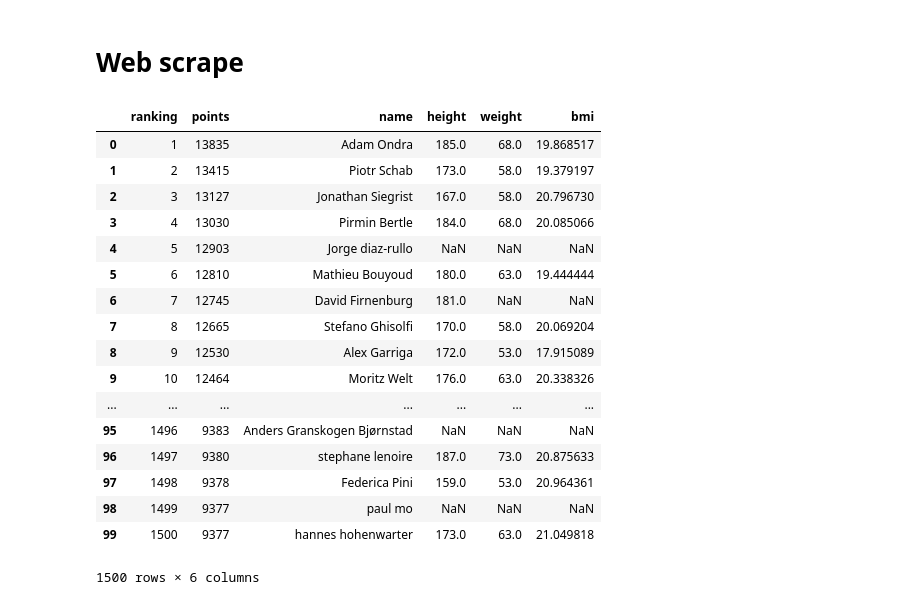
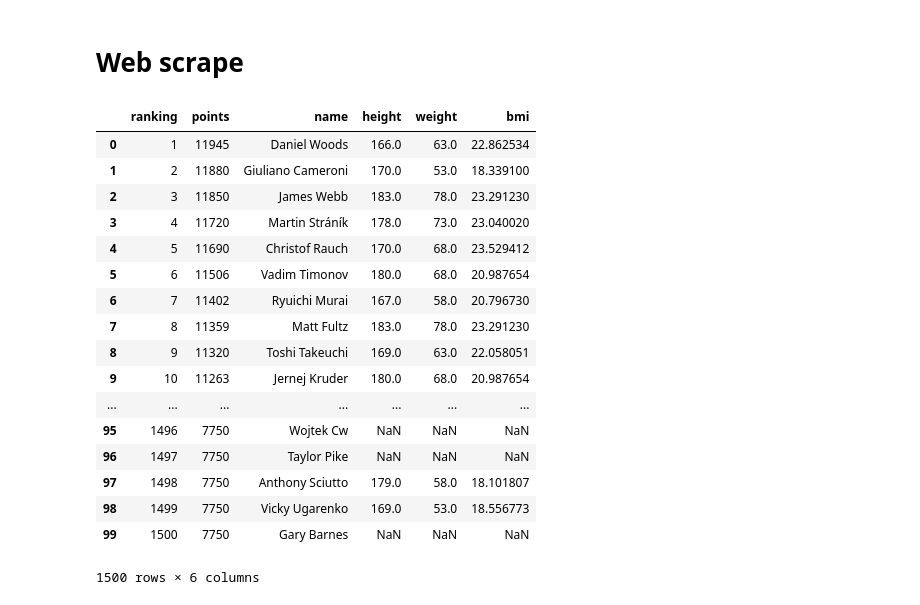
Before and after one commit to MasonCaiby/compare_grades, a Jupyter notebook: compare_grades.ipynb, the cells around one changed output. Cells and saved outputs as stored; diff of their text form; code cells hidden in the pictures.

```diff
--- a/compare_grades.ipynb
+++ b/compare_grades.ipynb
@@ -438,25 +431,25 @@ dfs['Boulder']['height'] = boulder_heights
 dfs['Boulder']['weight'] = boulder_weights
 # %%
 dfs['RankingRoute']['bmi'] = dfs['RankingRoute']['weight'] / (dfs['RankingRoute']['height']/100)**2
-dfs['RankingRoute']['bmi'] = dfs['RankingRoute']['weight'] / (dfs['RankingRoute']['height']/100)**2
+dfs['Boulder']['bmi'] = dfs['Boulder']['weight'] / (dfs['Boulder']['height']/100)**2
 # %%
-dfs['RankingRoute']
+dfs['Boulder']
 # %% [output]
 |  | ranking | points | name | height | weight | bmi |
-| 0 | 1 | 13835 | Adam Ondra | 185.0 | 68.0 | 19.868517 |
-| 1 | 2 | 13415 | Piotr Schab | 173.0 | 58.0 | 19.379197 |
-| 2 | 3 | 13127 | Jonathan Siegrist | 167.0 | 58.0 | 20.796730 |
-| 3 | 4 | 13030 | Pirmin Bertle | 184.0 | 68.0 | 20.085066 |
-| 4 | 5 | 12903 | Jorge diaz-rullo | NaN | NaN | NaN |
-| 5 | 6 | 12810 | Mathieu Bouyoud | 180.0 | 63.0 | 19.444444 |
-| 6 | 7 | 12745 | David Firnenburg | 181.0 | NaN | NaN |
-| 7 | 8 | 12665 | Stefano Ghisolfi | 170.0 | 58.0 | 20.069204 |
-| 8 | 9 | 12530 | Alex Garriga | 172.0 | 53.0 | 17.915089 |
-| 9 | 10 | 12464 | Moritz Welt | 176.0 | 63.0 | 20.338326 |
+| 0 | 1 | 11945 | Daniel Woods | 166.0 | 63.0 | 22.862534 |
+| 1 | 2 | 11880 | Giuliano Cameroni | 170.0 | 53.0 | 18.339100 |
+| 2 | 3 | 11850 | James Webb | 183.0 | 78.0 | 23.291230 |
+| 3 | 4 | 11720 | Martin Stráník | 178.0 | 73.0 | 23.040020 |
+| 4 | 5 | 11690 | Christof Rauch | 170.0 | 68.0 | 23.529412 |
+| 5 | 6 | 11506 | Vadim Timonov | 180.0 | 68.0 | 20.987654 |
+| 6 | 7 | 11402 | Ryuichi Murai | 167.0 | 58.0 | 20.796730 |
+| 7 | 8 | 11359 | Matt Fultz | 183.0 | 78.0 | 23.291230 |
+| 8 | 9 | 11320 | Toshi Takeuchi | 169.0 | 63.0 | 22.058051 |
+| 9 | 10 | 11263 | Jernej Kruder | 180.0 | 68.0 | 20.987654 |
 | ... | ... | ... | ... | ... | ... | ... |
-| 95 | 1496 | 9383 | Anders Granskogen Bjørnstad | NaN | NaN | NaN |
-| 96 | 1497 | 9380 | stephane lenoire | 187.0 | 73.0 | 20.875633 |
-| 97 | 1498 | 9378 | Federica Pini | 159.0 | 53.0 | 20.964361 |
-| 98 | 1499 | 9377 | paul mo | NaN | NaN | NaN |
-| 99 | 1500 | 9377 | hannes hohenwarter | 173.0 | 63.0 | 21.049818 |
+| 95 | 1496 | 7750 | Wojtek Cw | NaN | NaN | NaN |
+| 96 | 1497 | 7750 | Taylor Pike | NaN | NaN | NaN |
+| 97 | 1498 | 7750 | Anthony Sciutto | 179.0 | 58.0 | 18.101807 |
+| 98 | 1499 | 7750 | Vicky Ugarenko | 169.0 | 53.0 | 18.556773 |
+| 99 | 1500 | 7750 | Gary Barnes | NaN | NaN | NaN |
 1500 rows × 6 columns
```
Also changed, not shown: parts of 3 cells of this notebook.
